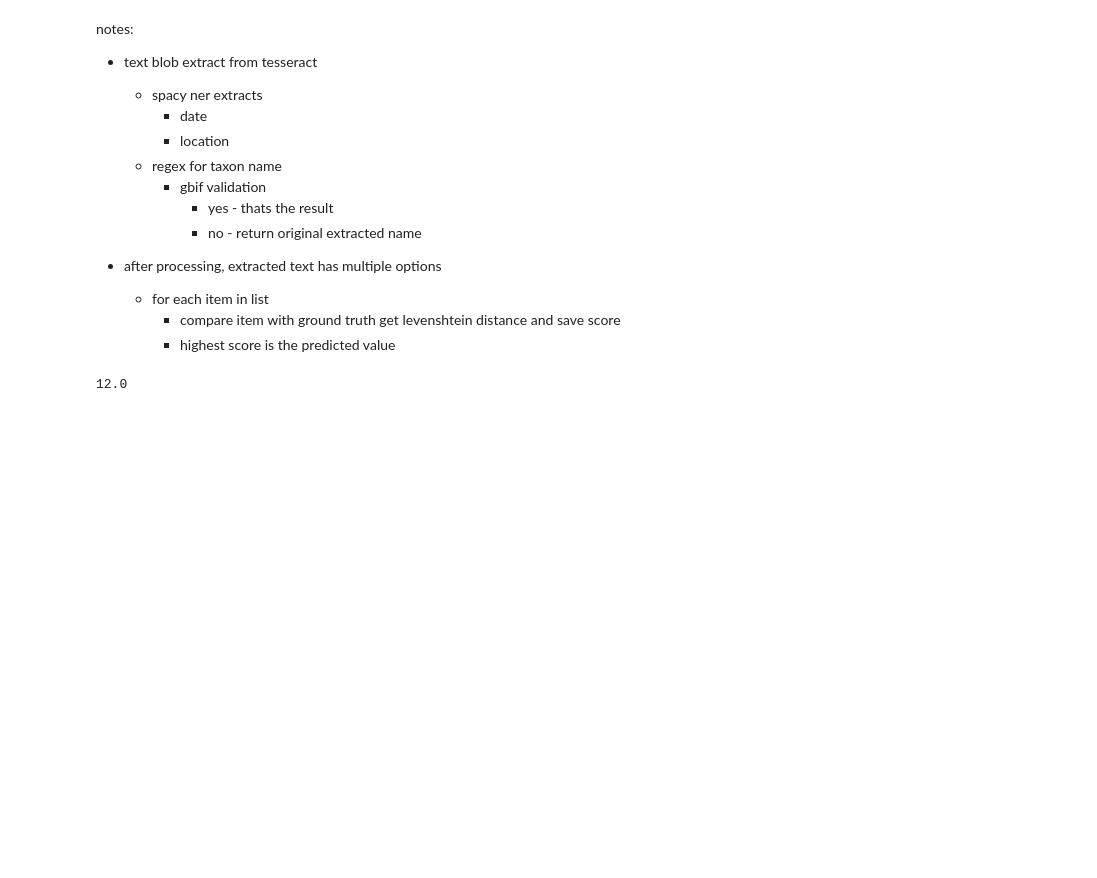
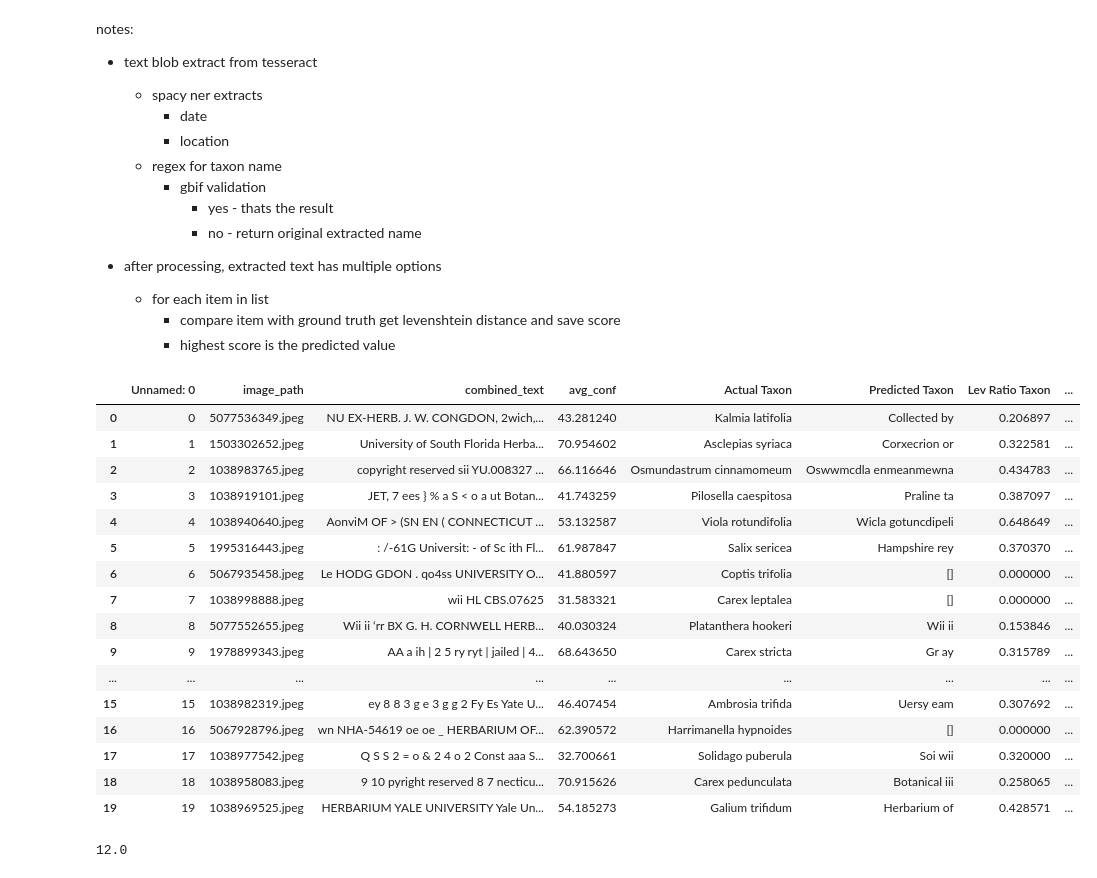
Before and after one commit to BU-Spark/spark-symbiota-ml, a Jupyter notebook: nbs/eval_tesseract.ipynb, the cells around one changed output. Cells and saved outputs as stored; diff of their text form; code cells hidden in the pictures; blank space fills up the shorter version.

```diff
--- a/nbs/eval_tesseract.ipynb
+++ b/nbs/eval_tesseract.ipynb
@@ -185,5 +185,25 @@ def append_results(results_df: pd.DataFrame) -> pd.DataFrame:
     return results_df
 # %%
 predictions_df = append_results(results)
+# %%
+predictions_df.head(20)
+# %% [output]
+|  | Unnamed: 0 | image_path | combined_text | avg_conf | Actual Taxon | Predicted Taxon | Lev Ratio Taxon | ... |
+| 0 | 0 | 5077536349.jpeg | NU EX-HERB. J. W. CONGDON, 2wich,... | 43.281240 | Kalmia latifolia | Collected by | 0.206897 | ... |
+| 1 | 1 | 1503302652.jpeg | University of South Florida Herba... | 70.954602 | Asclepias syriaca | Corxecrion or | 0.322581 | ... |
+| 2 | 2 | 1038983765.jpeg | copyright reserved sii YU.008327 ... | 66.116646 | Osmundastrum cinnamomeum | Oswwmcdla enmeanmewna | 0.434783 | ... |
+| 3 | 3 | 1038919101.jpeg | JET, 7 ees } % a S < o a ut Botan... | 41.743259 | Pilosella caespitosa | Praline ta | 0.387097 | ... |
+| 4 | 4 | 1038940640.jpeg | AonviM OF > (SN EN ( CONNECTICUT ... | 53.132587 | Viola rotundifolia | Wicla gotuncdipeli | 0.648649 | ... |
+| 5 | 5 | 1995316443.jpeg | : /-61G Universit: - of Sc ith Fl... | 61.987847 | Salix sericea | Hampshire rey | 0.370370 | ... |
+| 6 | 6 | 5067935458.jpeg | Le HODG GDON . qo4ss UNIVERSITY O... | 41.880597 | Coptis trifolia | [] | 0.000000 | ... |
+| 7 | 7 | 1038998888.jpeg | wii HL CBS.07625 | 31.583321 | Carex leptalea | [] | 0.000000 | ... |
+| 8 | 8 | 5077552655.jpeg | Wii ii ‘rr BX G. H. CORNWELL HERB... | 40.030324 | Platanthera hookeri | Wii ii | 0.153846 | ... |
+| 9 | 9 | 1978899343.jpeg | AA a ih | 2 5 ry ryt | jailed | 4... | 68.643650 | Carex stricta | Gr ay | 0.315789 | ... |
+| ... | ... | ... | ... | ... | ... | ... | ... | ... |
+| 15 | 15 | 1038982319.jpeg | ey 8 8 3 g e 3 g g 2 Fy Es Yate U... | 46.407454 | Ambrosia trifida | Uersy eam | 0.307692 | ... |
+| 16 | 16 | 5067928796.jpeg | wn NHA-54619 oe oe _ HERBARIUM OF... | 62.390572 | Harrimanella hypnoides | [] | 0.000000 | ... |
+| 17 | 17 | 1038977542.jpeg | Q S S 2 = o & 2 4 o 2 Const aaa S... | 32.700661 | Solidago puberula | Soi wii | 0.320000 | ... |
+| 18 | 18 | 1038958083.jpeg | 9 10 pyright reserved 8 7 necticu... | 70.915626 | Carex pedunculata | Botanical iii | 0.258065 | ... |
+| 19 | 19 | 1038969525.jpeg | HERBARIUM YALE UNIVERSITY Yale Un... | 54.185273 | Galium trifidum | Herbarium of | 0.428571 | ... |
 # %%
 # optional write results to csv
```
Also changed, not shown: parts of 6 cells of this notebook, 9 other files.
